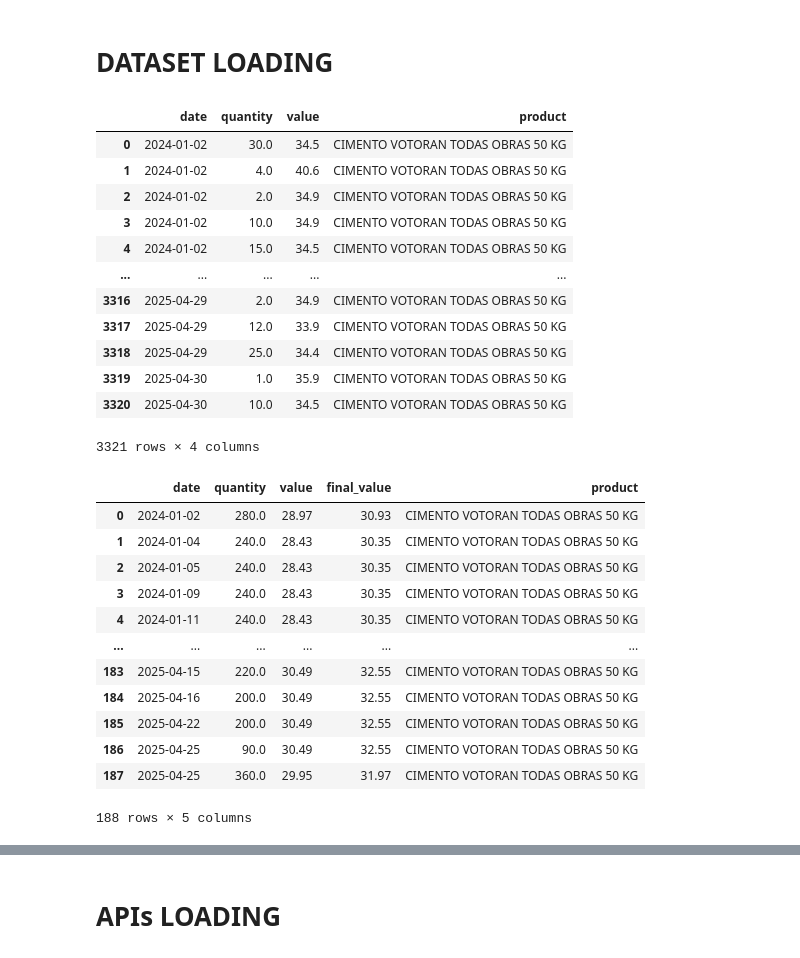
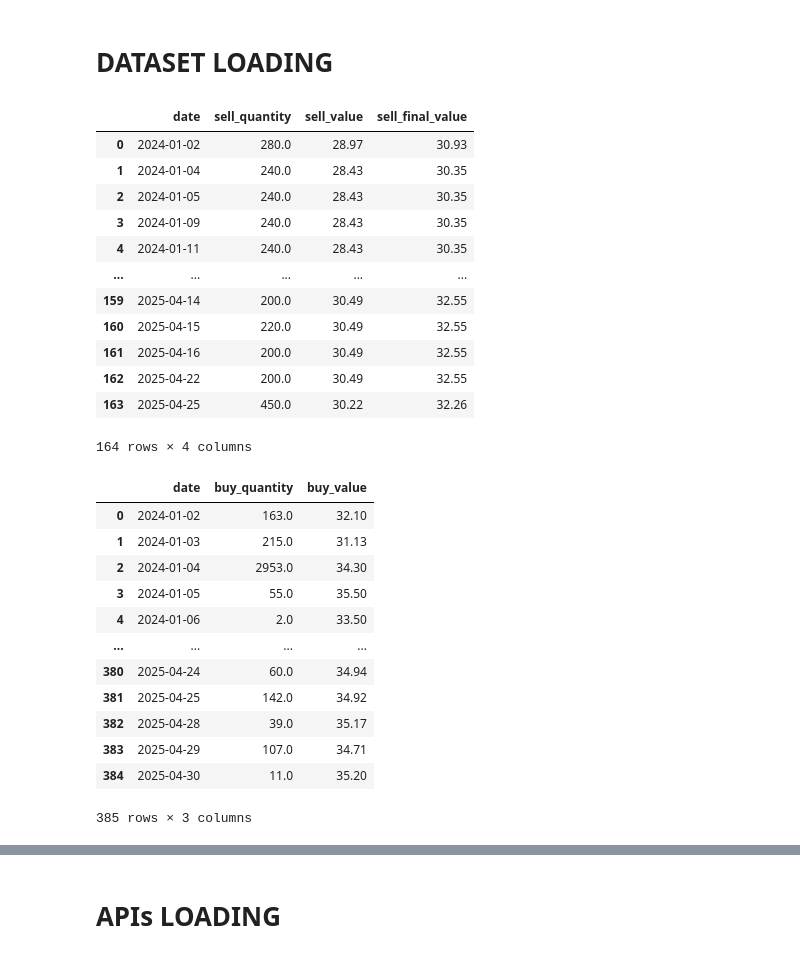
Before and after one commit to fabiogaldinho/Dynamic-Pricing, a Jupyter notebook: notebooks/01_Data_Cleaning.ipynb, the cells around one changed output, grey strips where cells are left out. Drawn from its saved outputs; the diff is of its cells as text; code cells hidden in the pictures.

Commit message:
dataset updating

```diff
--- a/notebooks/01_Data_Cleaning.ipynb
+++ b/notebooks/01_Data_Cleaning.ipynb
@@ -118,40 +118,47 @@ def PlotLine(y, title, yunit, x_size, y_size):
 # %% [markdown]
 # **DATASET LOADING**
 # %%
-df1 = pd.read_csv("../data/raw/ProductSold.csv")
-df1['date'] = pd.to_datetime(df1['date']).dt.normalize()
-df1 = df1[df1['date'] < datetime(2025, 5, 1)]
+df1 = pd.read_csv("../data/raw/Dataset_sell.csv")
+df1['sell_date'] = pd.to_datetime(df1['sell_date']).dt.normalize()
+df1 = df1[df1['sell_date'] < datetime(2025, 5, 1)]
+df1 = df1.rename(columns = {'sell_date': 'date'})
+df1 = df1.groupby('date').agg({'sell_quantity': 'sum', 'sell_value': 'mean', 'sell_final_value': 'mean'}).reset_index()
+df1['sell_value'] = np.round(df1['sell_value'], 2)
+df1['sell_final_value'] = np.round(df1['sell_final_value'], 2)
 df1
 # %% [output]
-|  | date | quantity | value | product |
-| 0 | 2024-01-02 | 30.0 | 34.5 | CIMENTO VOTORAN TODAS OBRAS 50 KG |
-| 1 | 2024-01-02 | 4.0 | 40.6 | CIMENTO VOTORAN TODAS OBRAS 50 KG |
-| 2 | 2024-01-02 | 2.0 | 34.9 | CIMENTO VOTORAN TODAS OBRAS 50 KG |
-| 3 | 2024-01-02 | 10.0 | 34.9 | CIMENTO VOTORAN TODAS OBRAS 50 KG |
-| 4 | 2024-01-02 | 15.0 | 34.5 | CIMENTO VOTORAN TODAS OBRAS 50 KG |
+|  | date | sell_quantity | sell_value | sell_final_value |
+| 0 | 2024-01-02 | 280.0 | 28.97 | 30.93 |
+| 1 | 2024-01-04 | 240.0 | 28.43 | 30.35 |
+| 2 | 2024-01-05 | 240.0 | 28.43 | 30.35 |
+| 3 | 2024-01-09 | 240.0 | 28.43 | 30.35 |
+| 4 | 2024-01-11 | 240.0 | 28.43 | 30.35 |
 | ... | ... | ... | ... | ... |
-| 3316 | 2025-04-29 | 2.0 | 34.9 | CIMENTO VOTORAN TODAS OBRAS 50 KG |
-| 3317 | 2025-04-29 | 12.0 | 33.9 | CIMENTO VOTORAN TODAS OBRAS 50 KG |
-| 3318 | 2025-04-29 | 25.0 | 34.4 | CIMENTO VOTORAN TODAS OBRAS 50 KG |
-| 3319 | 2025-04-30 | 1.0 | 35.9 | CIMENTO VOTORAN TODAS OBRAS 50 KG |
-| 3320 | 2025-04-30 | 10.0 | 34.5 | CIMENTO VOTORAN TODAS OBRAS 50 KG |
+| 159 | 2025-04-14 | 200.0 | 30.49 | 32.55 |
+| 160 | 2025-04-15 | 220.0 | 30.49 | 32.55 |
+| 161 | 2025-04-16 | 200.0 | 30.49 | 32.55 |
+| 162 | 2025-04-22 | 200.0 | 30.49 | 32.55 |
+| 163 | 2025-04-25 | 450.0 | 30.22 | 32.26 |
-3321 rows × 4 columns
+164 rows × 4 columns
 # %%
-df2 = pd.read_csv("../data/raw/ProductBought.csv")
-df2['date'] = pd.to_datetime(df2['date']).dt.normalize()
-df2 = df2[df2['date'] < datetime(2025, 5, 1)]
+df2 = pd.read_csv("../data/raw/Dataset_buy.csv")
+df2['buy_date'] = pd.to_datetime(df2['buy_date']).dt.normalize()
+df2 = df2[df2['buy_date'] < datetime(2025, 5, 1)]
+df2 = df2.rename(columns = {'buy_date': 'date'})
+df2 = df2.groupby('date').agg({'buy_quantity': 'sum', 'buy_value': 'mean'}).reset_index()
+df2['buy_value'] = np.round(df2['buy_value'], 2)
 df2
 # %% [output]
-|  | date | quantity | value | final_value | product |
-| 0 | 2024-01-02 | 280.0 | 28.97 | 30.93 | CIMENTO VOTORAN TODAS OBRAS 50 KG |
-| 1 | 2024-01-04 | 240.0 | 28.43 | 30.35 | CIMENTO VOTORAN TODAS OBRAS 50 KG |
-| 2 | 2024-01-05 | 240.0 | 28.43 | 30.35 | CIMENTO VOTORAN TODAS OBRAS 50 KG |
-| 3 | 2024-01-09 | 240.0 | 28.43 | 30.35 | CIMENTO VOTORAN TODAS OBRAS 50 KG |
-| 4 | 2024-01-11 | 240.0 | 28.43 | 30.35 | CIMENTO VOTORAN TODAS OBRAS 50 KG |
-| ... | ... | ... | ... | ... | ... |
-| 183 | 2025-04-15 | 220.0 | 30.49 | 32.55 | CIMENTO VOTORAN TODAS OBRAS 50 KG |
-| 184 | 2025-04-16 | 200.0 | 30.49 | 32.55 | CIMENTO VOTORAN TODAS OBRAS 50 KG |
-| 185 | 2025-04-22 | 200.0 | 30.49 | 32.55 | CIMENTO VOTORAN TODAS OBRAS 50 KG |
-| 186 | 2025-04-25 | 90.0 | 30.49 | 32.55 | CIMENTO VOTORAN TODAS OBRAS 50 KG |
-| 187 | 2025-04-25 | 360.0 | 29.95 | 31.97 | CIMENTO VOTORAN TODAS OBRAS 50 KG |
+|  | date | buy_quantity | buy_value |
+| 0 | 2024-01-02 | 163.0 | 32.10 |
+| 1 | 2024-01-03 | 215.0 | 31.13 |
+| 2 | 2024-01-04 | 2953.0 | 34.30 |
+| 3 | 2024-01-05 | 55.0 | 35.50 |
+| 4 | 2024-01-06 | 2.0 | 33.50 |
+| ... | ... | ... | ... |
+| 380 | 2025-04-24 | 60.0 | 34.94 |
+| 381 | 2025-04-25 | 142.0 | 34.92 |
+| 382 | 2025-04-28 | 39.0 | 35.17 |
+| 383 | 2025-04-29 | 107.0 | 34.71 |
+| 384 | 2025-04-30 | 11.0 | 35.20 |
-188 rows × 5 columns
+385 rows × 3 columns
```
Also changed, not shown: parts of 5 cells of this notebook, 3 other files.
